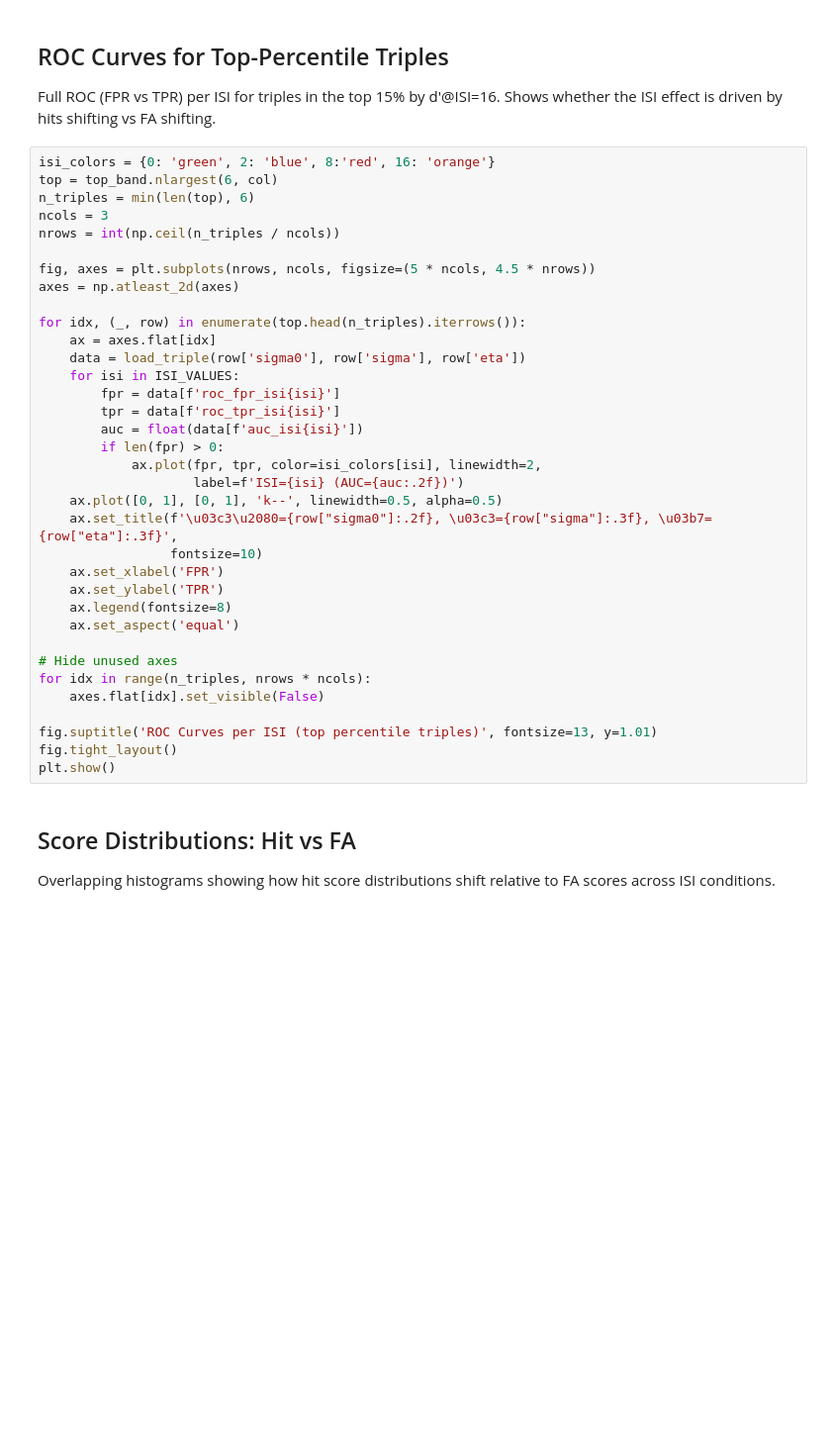
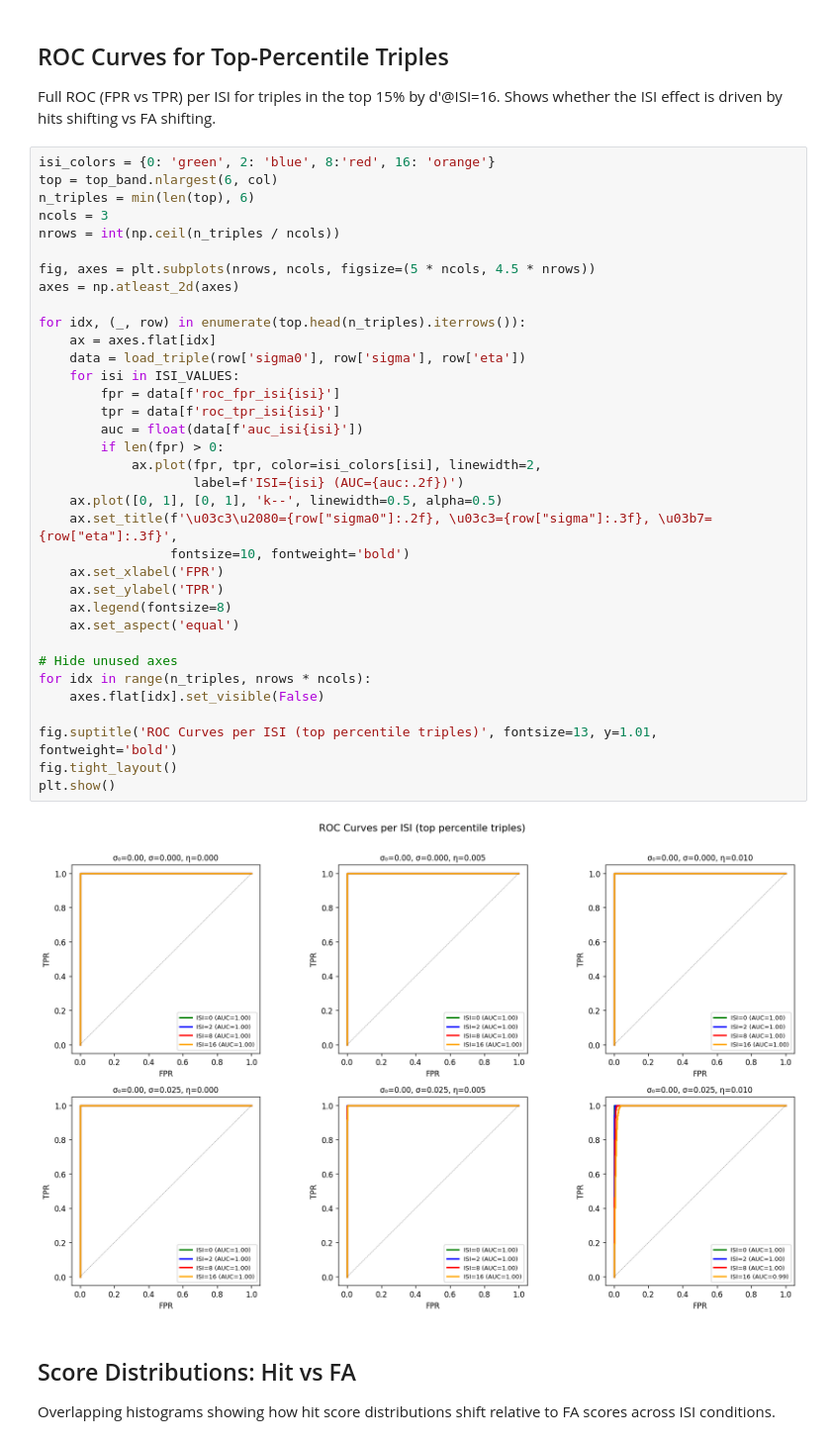
Before and after one commit to bjmedina/memory, a Jupyter notebook: notebooks/2026-03-17_grid-search-analysis.ipynb, the cells around one changed output. Shown at 99% size. Saved outputs shown, nothing was run; the diff lists cells and outputs as text; blank space fills up the shorter version.

```diff
--- a/notebooks/2026-03-17_grid-search-analysis.ipynb
+++ b/notebooks/2026-03-17_grid-search-analysis.ipynb
@@ -195,35 +211,37 @@ top = top_band.nlargest(6, col)
 n_triples = min(len(top), 6)
 ncols = 3
 nrows = int(np.ceil(n_triples / ncols))
 
 fig, axes = plt.subplots(nrows, ncols, figsize=(5 * ncols, 4.5 * nrows))
 axes = np.atleast_2d(axes)
 
 for idx, (_, row) in enumerate(top.head(n_triples).iterrows()):
     ax = axes.flat[idx]
     data = load_triple(row['sigma0'], row['sigma'], row['eta'])
     for isi in ISI_VALUES:
         fpr = data[f'roc_fpr_isi{isi}']
         tpr = data[f'roc_tpr_isi{isi}']
         auc = float(data[f'auc_isi{isi}'])
         if len(fpr) > 0:
             ax.plot(fpr, tpr, color=isi_colors[isi], linewidth=2,
                     label=f'ISI={isi} (AUC={auc:.2f})')
     ax.plot([0, 1], [0, 1], 'k--', linewidth=0.5, alpha=0.5)
     ax.set_title(f'\u03c3\u2080={row["sigma0"]:.2f}, \u03c3={row["sigma"]:.3f}, \u03b7={row["eta"]:.3f}',
-                 fontsize=10)
+                 fontsize=10, fontweight='bold')
     ax.set_xlabel('FPR')
     ax.set_ylabel('TPR')
     ax.legend(fontsize=8)
     ax.set_aspect('equal')
 
 # Hide unused axes
 for idx in range(n_triples, nrows * ncols):
     axes.flat[idx].set_visible(False)
 
-fig.suptitle('ROC Curves per ISI (top percentile triples)', fontsize=13, y=1.01)
+fig.suptitle('ROC Curves per ISI (top percentile triples)', fontsize=13, y=1.01, fontweight='bold')
 fig.tight_layout()
 plt.show()
+# %% [output]
+[figure, added]
 # %% [markdown]
 ## Score Distributions: Hit vs FA
 
```
Also changed, not shown: parts of 6 cells of this notebook.
